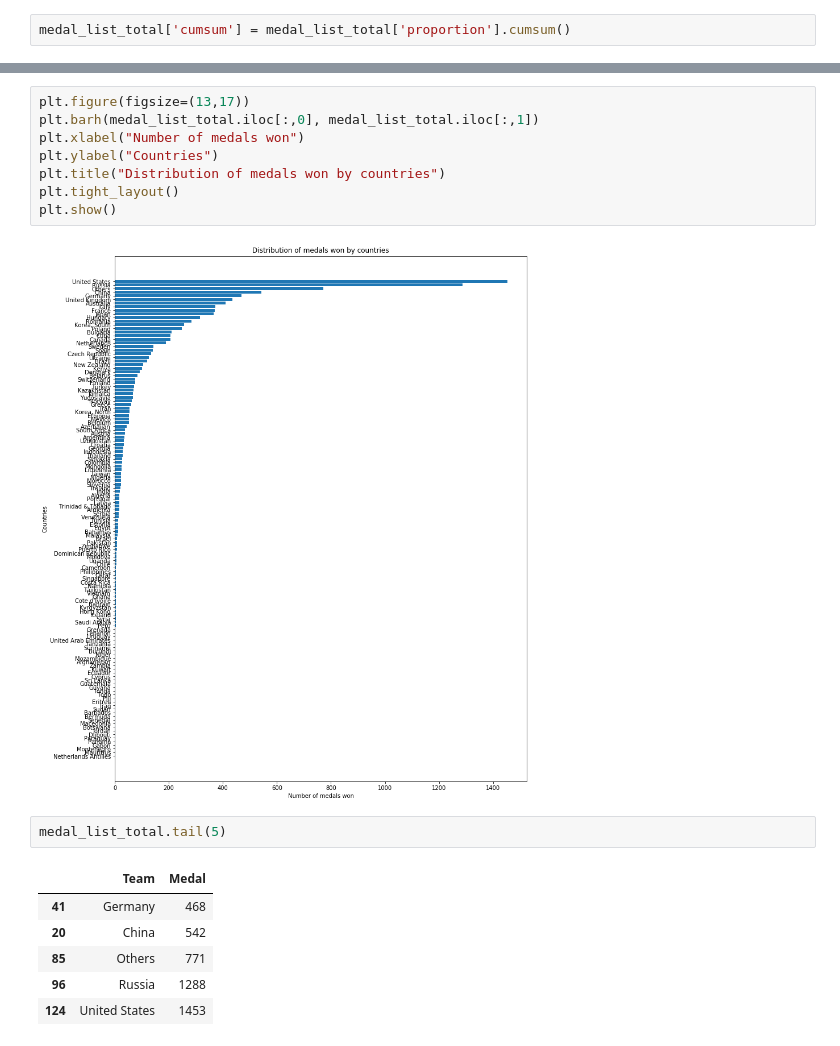
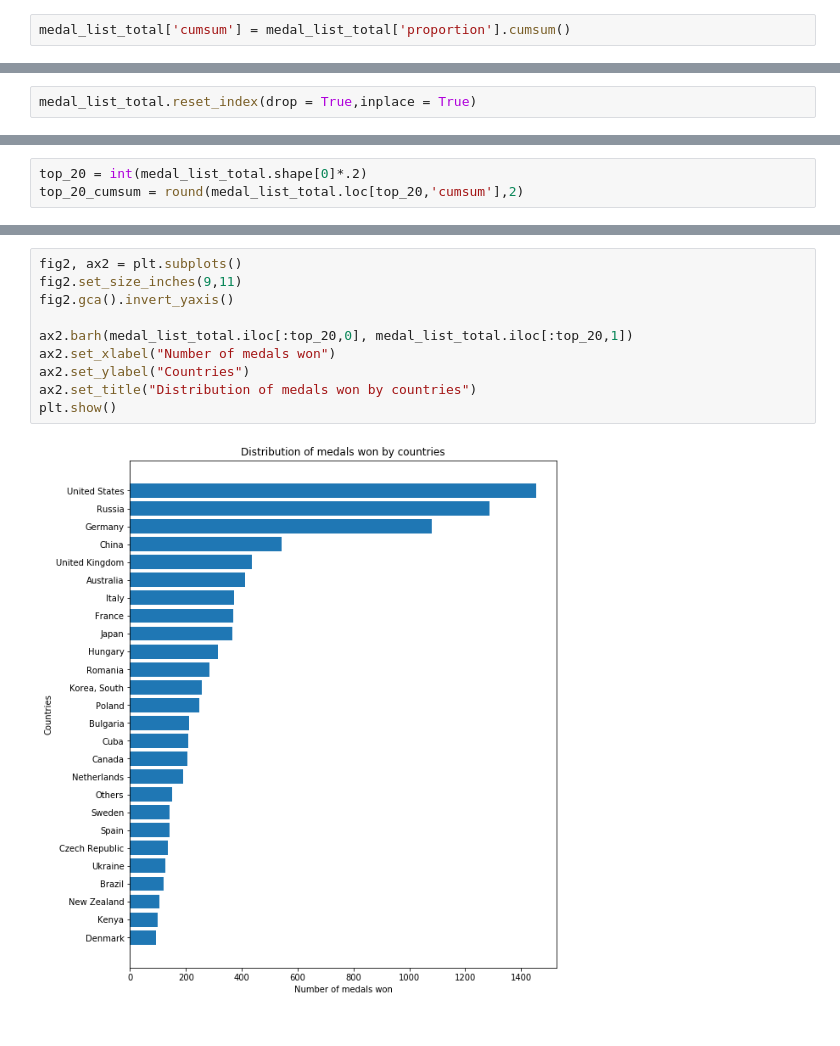
Before and after one commit to Rajivh/Olympic_games_EDA, a Jupyter notebook: India@Olympics.ipynb, the cells around one changed output, grey strips where cells are left out. Drawn from its saved outputs; the diff is of its cells as text.

Commit message:
plots added

```diff
--- a/India@Olympics.ipynb
+++ b/India@Olympics.ipynb
@@ -234,0 +221,2 @@ plt.show()
+# %%
+medal_list_total.reset_index(drop = True,inplace = True)
@@ -234,0 +237,3 @@ plt.show()
+# %%
+top_20 = int(medal_list_total.shape[0]*.2)
+top_20_cumsum = round(medal_list_total.loc[top_20,'cumsum'],2)
@@ -235,19 +257,12 @@ plt.show()
 # %%
-plt.figure(figsize=(13,17))
-plt.barh(medal_list_total.iloc[:,0], medal_list_total.iloc[:,1])
-plt.xlabel("Number of medals won")
-plt.ylabel("Countries")
-plt.title("Distribution of medals won by countries")
-plt.tight_layout()
+fig2, ax2 = plt.subplots()
+fig2.set_size_inches(9,11)
+fig2.gca().invert_yaxis()
+
+ax2.barh(medal_list_total.iloc[:top_20,0], medal_list_total.iloc[:top_20,1])
+ax2.set_xlabel("Number of medals won")
+ax2.set_ylabel("Countries")
+ax2.set_title("Distribution of medals won by countries")
 plt.show()
 # %% [output]
-[figure, old version]
+[figure, new version]
-# %%
-medal_list_total.tail(5)
-# %% [output]
-|  | Team | Medal |
-| 41 | Germany | 468 |
-| 20 | China | 542 |
-| 85 | Others | 771 |
-| 96 | Russia | 1288 |
-| 124 | United States | 1453 |
```
Also changed, not shown: parts of 23 cells of this notebook.
